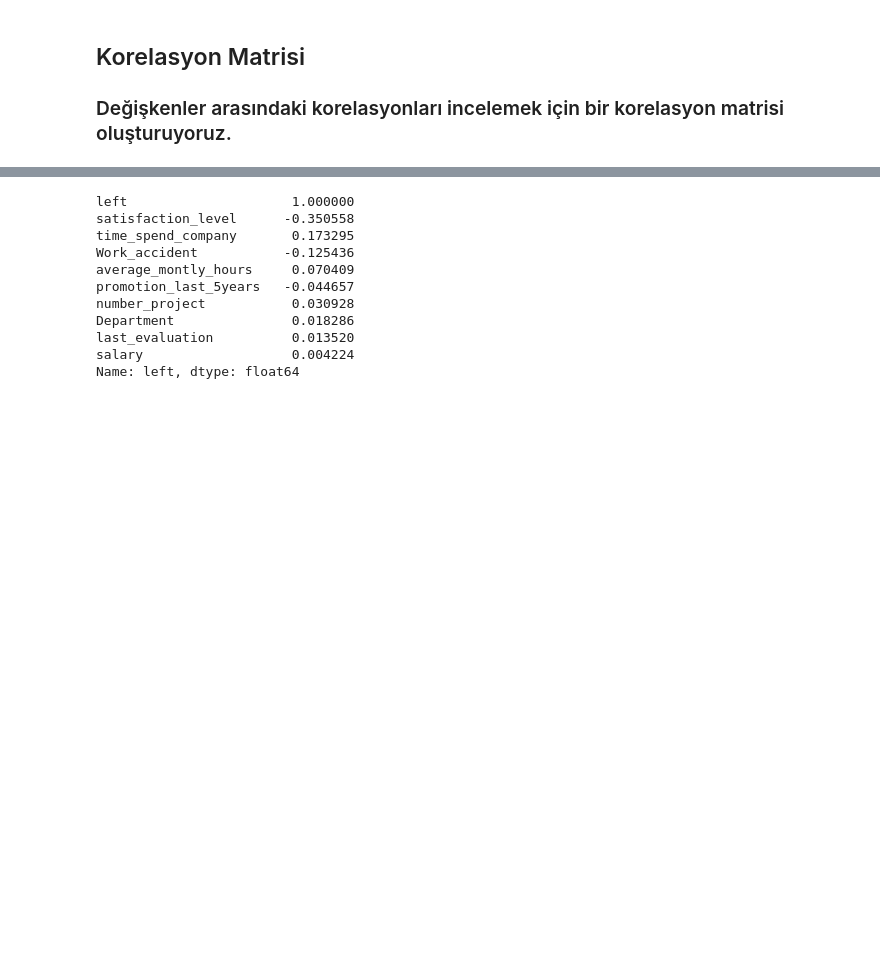
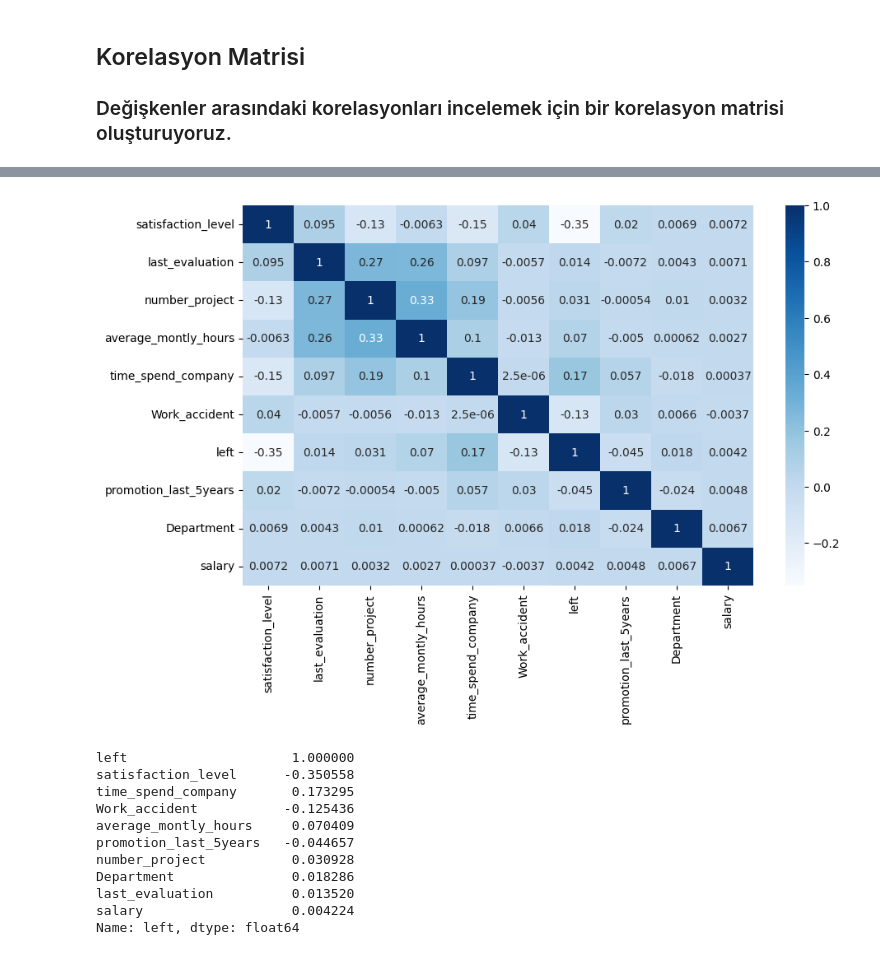
Before and after one commit to yusuffenes/GlobalAIHub_VeriAnalizi, a Jupyter notebook: HR_Capstone.ipynb, the cells around one changed output, grey strips where cells are left out. Drawn from its saved outputs; the diff is of its cells as text; code cells hidden in the pictures; blank space fills up the shorter version.

```diff
--- a/HR_Capstone.ipynb
+++ b/HR_Capstone.ipynb
@@ -178,10 +178,10 @@ df.head()
 ## Korelasyon Matrisi
 ### Değişkenler arasındaki korelasyonları incelemek için bir korelasyon matrisi oluşturuyoruz.
 # %%
-df.corr().style.background_gradient()
+# df.corr().style.background_gradient()
 
-# corr_matrix = df.corr()
-# plt.figure(figsize=(10,6))
-# sns.heatmap(corr_matrix, annot=True, cmap='Blues')
-# plt.show()
+corr_matrix = df.corr()
+plt.figure(figsize=(10,6))
+sns.heatmap(corr_matrix, annot=True, cmap='Blues')
+plt.show()
 # %% [output]
@@ -199,3 +188,4 @@ df.corr().style.background_gradient()
+[figure, added]
 # %%
 df.corr()['left'].sort_values(ascending=False,key=abs)
 # %% [output]
```
Also changed, not shown: parts of 4 cells of this notebook.
